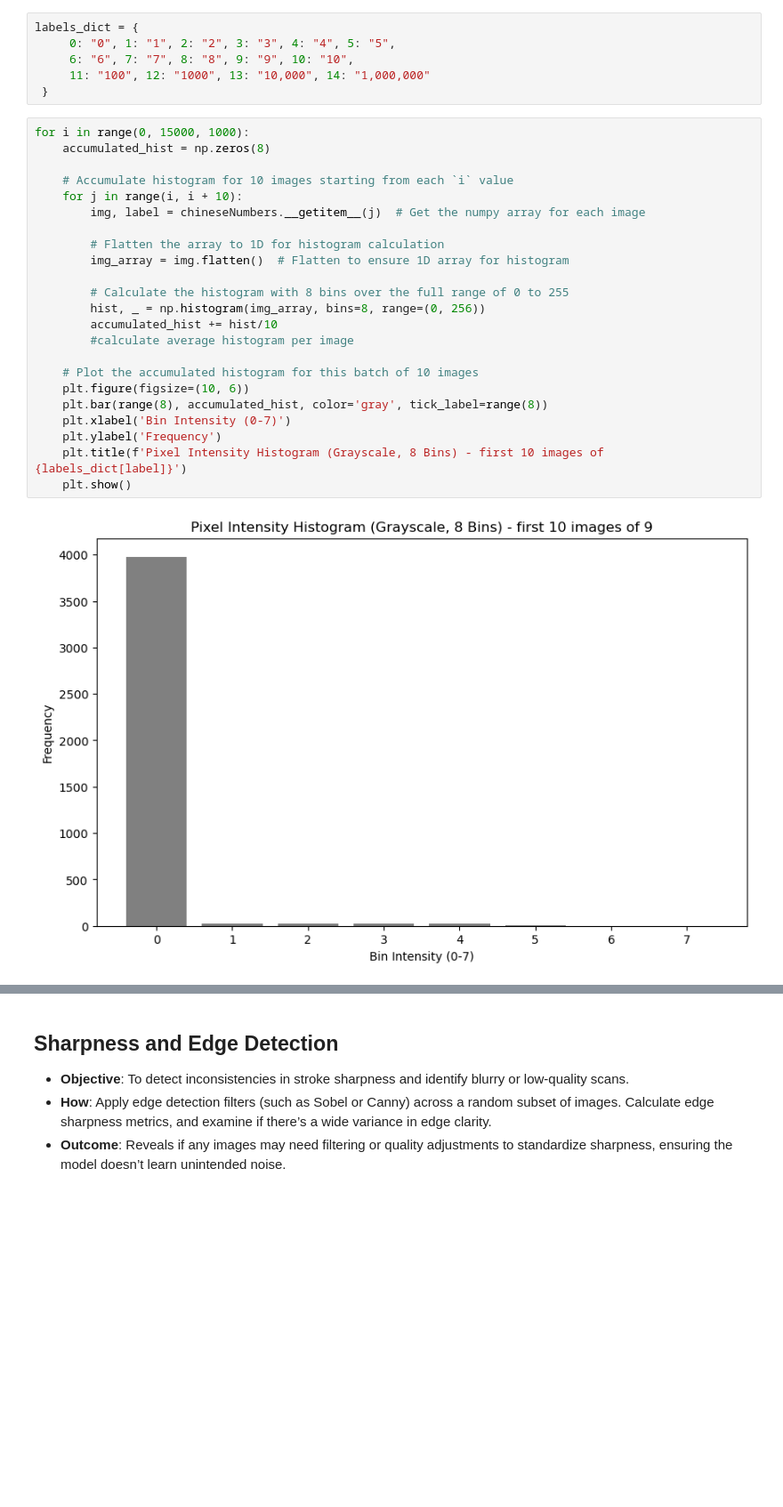
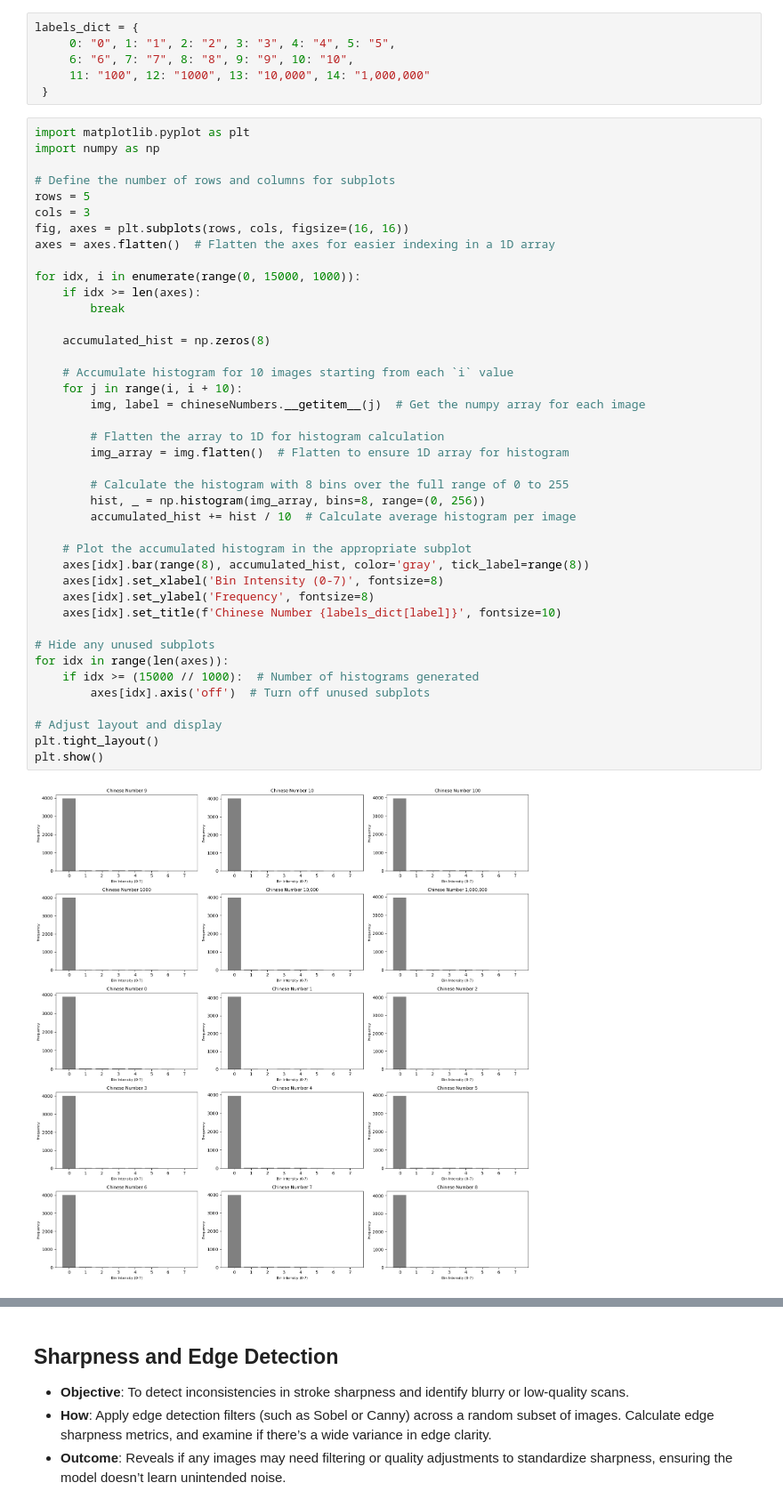
Before and after one commit to quiet98k/Chinese-Digit-Classifier, a Jupyter notebook: minst.ipynb, the cells around one changed output, grey strips where cells are left out. Shown at 89% size. Drawn from its saved outputs; the diff is of its cells as text; blank space fills up the shorter version.

Commit message:
smaller hists

```diff
--- a/minst.ipynb
+++ b/minst.ipynb
@@ -158,27 +159,45 @@ labels_dict = {
      11: "100", 12: "1000", 13: "10,000", 14: "1,000,000"
  }
 # %%
-for i in range(0, 15000, 1000):
+import matplotlib.pyplot as plt
+import numpy as np
+
+# Define the number of rows and columns for subplots
+rows = 5
+cols = 3
+fig, axes = plt.subplots(rows, cols, figsize=(16, 16))
+axes = axes.flatten()  # Flatten the axes for easier indexing in a 1D array
+
+for idx, i in enumerate(range(0, 15000, 1000)):
+    if idx >= len(axes):
+        break
+
     accumulated_hist = np.zeros(8)
 
     # Accumulate histogram for 10 images starting from each `i` value
     for j in range(i, i + 10):
         img, label = chineseNumbers.__getitem__(j)  # Get the numpy array for each image
 
         # Flatten the array to 1D for histogram calculation
         img_array = img.flatten()  # Flatten to ensure 1D array for histogram
 
         # Calculate the histogram with 8 bins over the full range of 0 to 255
         hist, _ = np.histogram(img_array, bins=8, range=(0, 256))
-        accumulated_hist += hist/10
-        #calculate average histogram per image
+        accumulated_hist += hist / 10  # Calculate average histogram per image
 
-    # Plot the accumulated histogram for this batch of 10 images
-    plt.figure(figsize=(10, 6))
-    plt.bar(range(8), accumulated_hist, color='gray', tick_label=range(8))
-    plt.xlabel('Bin Intensity (0-7)')
-    plt.ylabel('Frequency')
-    plt.title(f'Pixel Intensity Histogram (Grayscale, 8 Bins) - first 10 images of {labels_dict[label]}')
-    plt.show()
+    # Plot the accumulated histogram in the appropriate subplot
+    axes[idx].bar(range(8), accumulated_hist, color='gray', tick_label=range(8))
+    axes[idx].set_xlabel('Bin Intensity (0-7)', fontsize=8)
+    axes[idx].set_ylabel('Frequency', fontsize=8)
+    axes[idx].set_title(f'Chinese Number {labels_dict[label]}', fontsize=10)
+
+# Hide any unused subplots
+for idx in range(len(axes)):
+    if idx >= (15000 // 1000):  # Number of histograms generated
+        axes[idx].axis('off')  # Turn off unused subplots
+
+# Adjust layout and display
+plt.tight_layout()
+plt.show()
 # %% [output]
-[figure, old version]
+[figure, new version]
```
Also changed, not shown: parts of 2 cells of this notebook.
